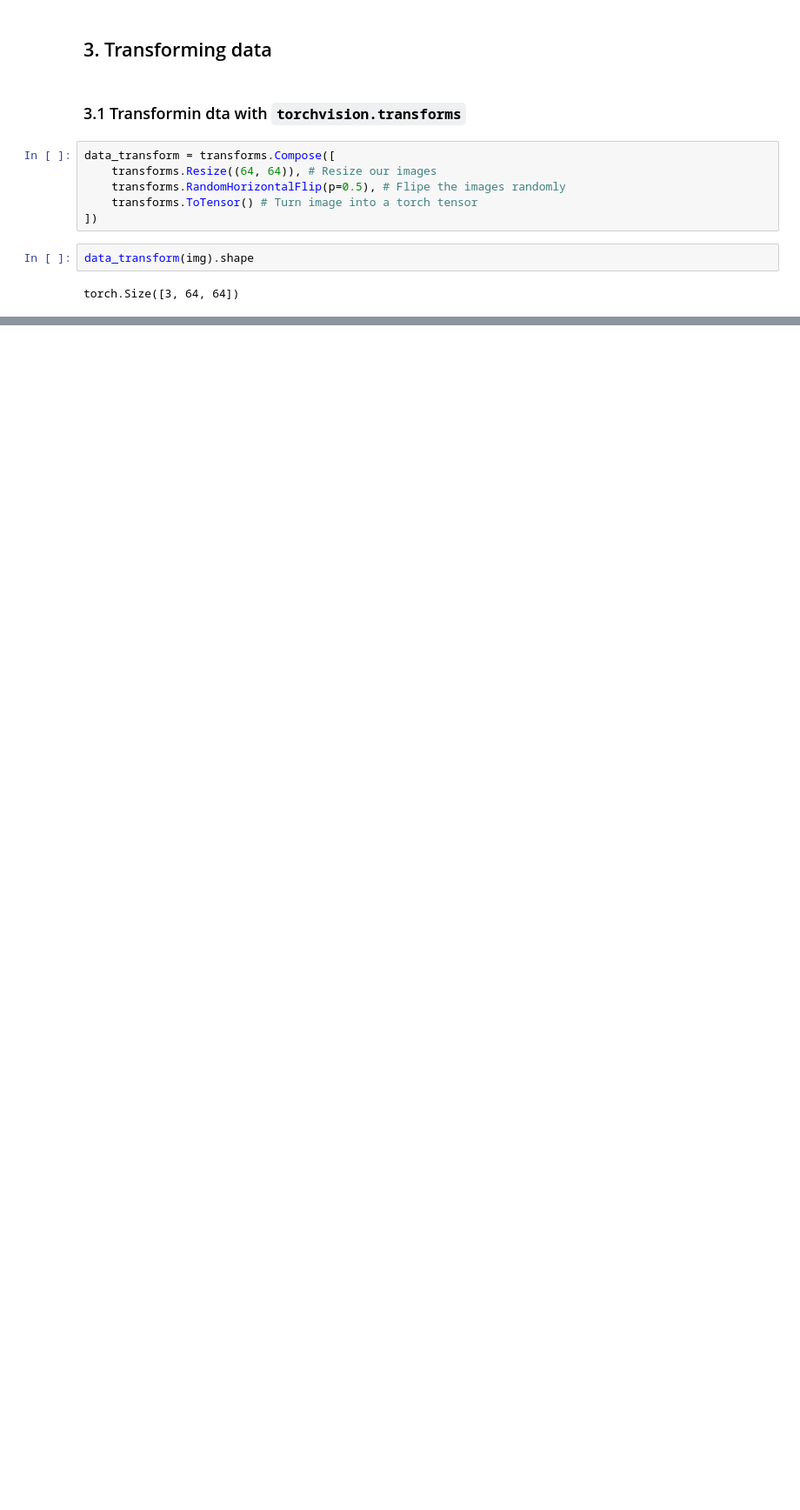
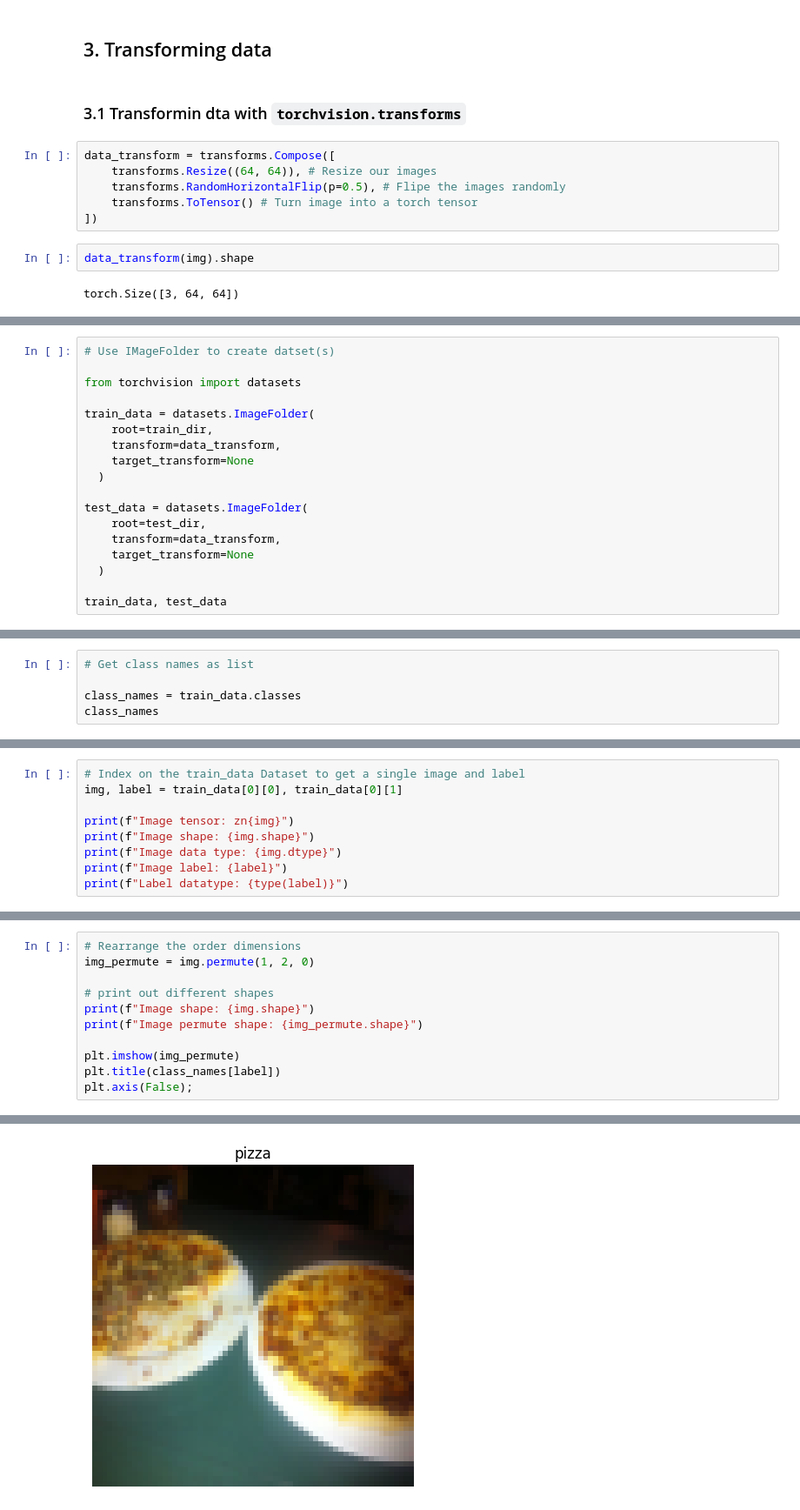
Before and after one commit to miller00315/ia_studies, a Jupyter notebook: pytorch_custom_dataset_computer_vision.ipynb, the cells around one changed output, grey strips where cells are left out. Shown at 87% size. Cells and saved outputs as stored; diff of their text form; blank space fills up the shorter version.

```diff
--- a/pytorch_custom_dataset_computer_vision.ipynb
+++ b/pytorch_custom_dataset_computer_vision.ipynb
@@ -176,0 +179,18 @@ plot_transformed_images(
+# %%
+# Use IMageFolder to create datset(s)
+
+from torchvision import datasets
+
+train_data = datasets.ImageFolder(
+    root=train_dir,
+    transform=data_transform,
+    target_transform=None
+  )
+
+test_data = datasets.ImageFolder(
+    root=test_dir,
+    transform=data_transform,
+    target_transform=None
+  )
+
+train_data, test_data
@@ -176,0 +216,5 @@ plot_transformed_images(
+# %%
+# Get class names as list
+
+class_names = train_data.classes
+class_names
@@ -176,0 +238,9 @@ plot_transformed_images(
+# %%
+# Index on the train_data Dataset to get a single image and label
+img, label = train_data[0][0], train_data[0][1]
+
+print(f"Image tensor: zn{img}")
+print(f"Image shape: {img.shape}")
+print(f"Image data type: {img.dtype}")
+print(f"Image label: {label}")
+print(f"Label datatype: {type(label)}")
@@ -176,0 +269,12 @@ plot_transformed_images(
+# %%
+# Rearrange the order dimensions
+img_permute = img.permute(1, 2, 0)
+
+# print out different shapes
+print(f"Image shape: {img.shape}")
+print(f"Image permute shape: {img_permute.shape}")
+
+plt.imshow(img_permute)
+plt.title(class_names[label])
+plt.axis(False);
+# %% [output]
@@ -176,0 +283 @@ plot_transformed_images(
+[figure, added]
```
Also changed, not shown: parts of 101 cells of this notebook.
